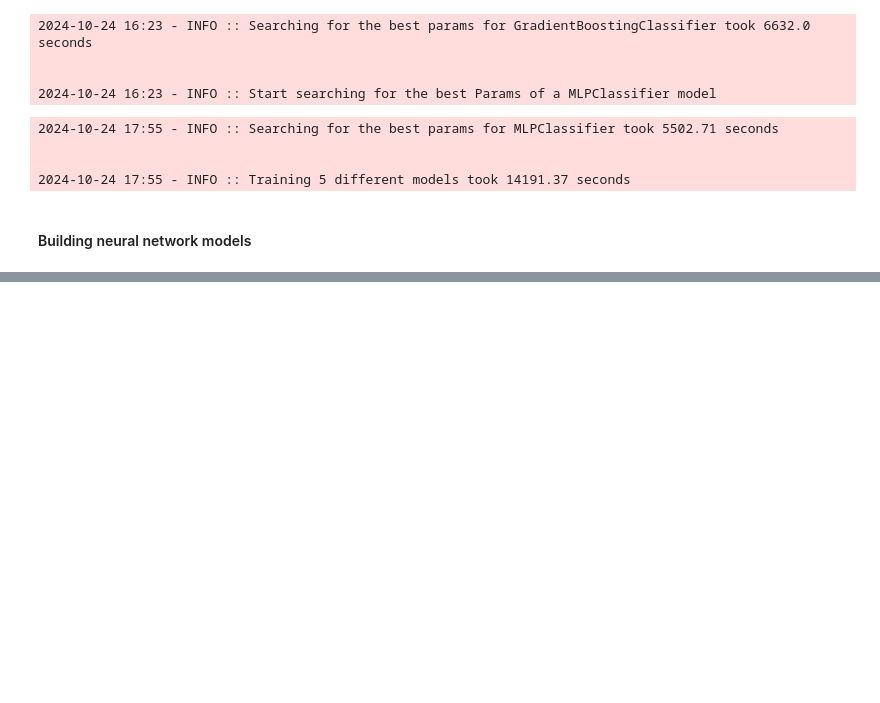
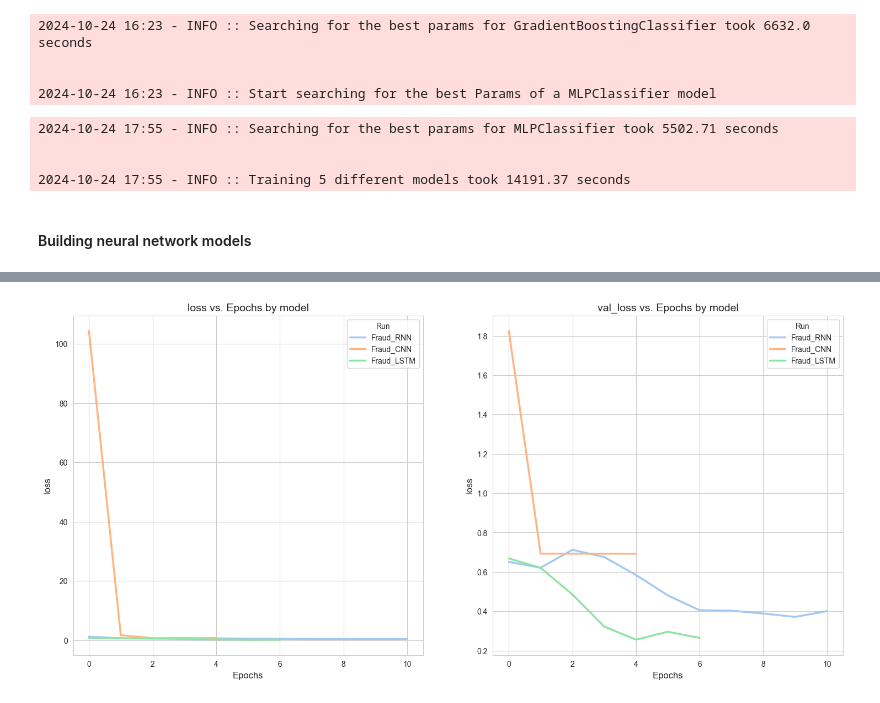
Before and after one commit to Yosef-ft/FraudDetection, a Jupyter notebook: notebooks/Model_training.ipynb, the cells around one changed output, grey strips where cells are left out. Cells and saved outputs as stored; diff of their text form; code cells hidden in the pictures; blank space fills up the shorter version.

```diff
--- a/notebooks/Model_training.ipynb
+++ b/notebooks/Model_training.ipynb
@@ -197,0 +196,4 @@ model_utils.train_neural_models(X_train_fraud, y_train_fraud, X_val_fraud, y_val
+# %%
+model_utils.plot_evaluate_neurons(True, 'loss')
+# %% [output]
+[figure, added]
```
Also changed, not shown: parts of 20 cells of this notebook.
